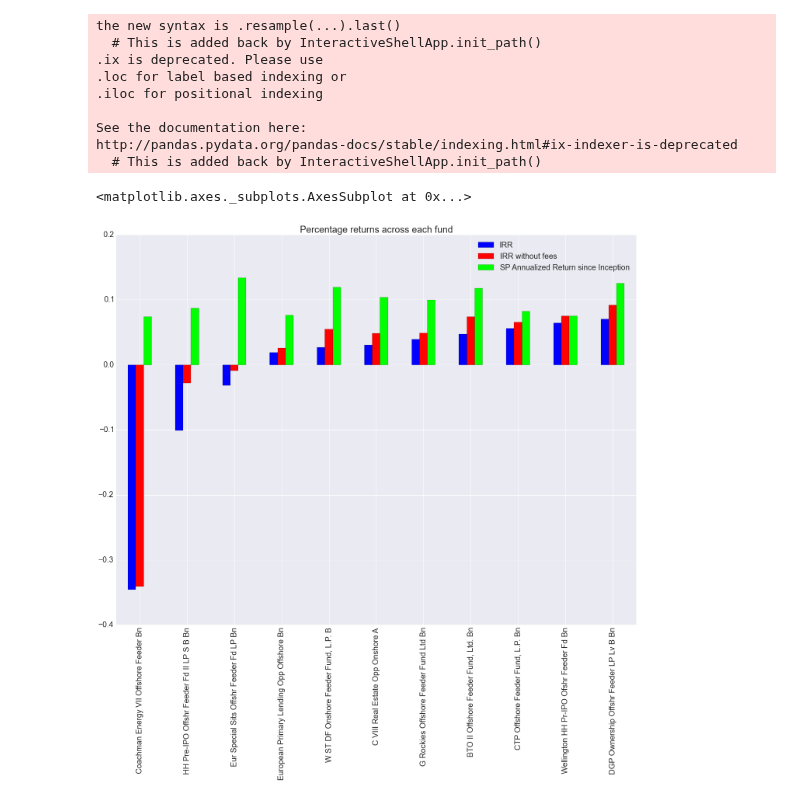
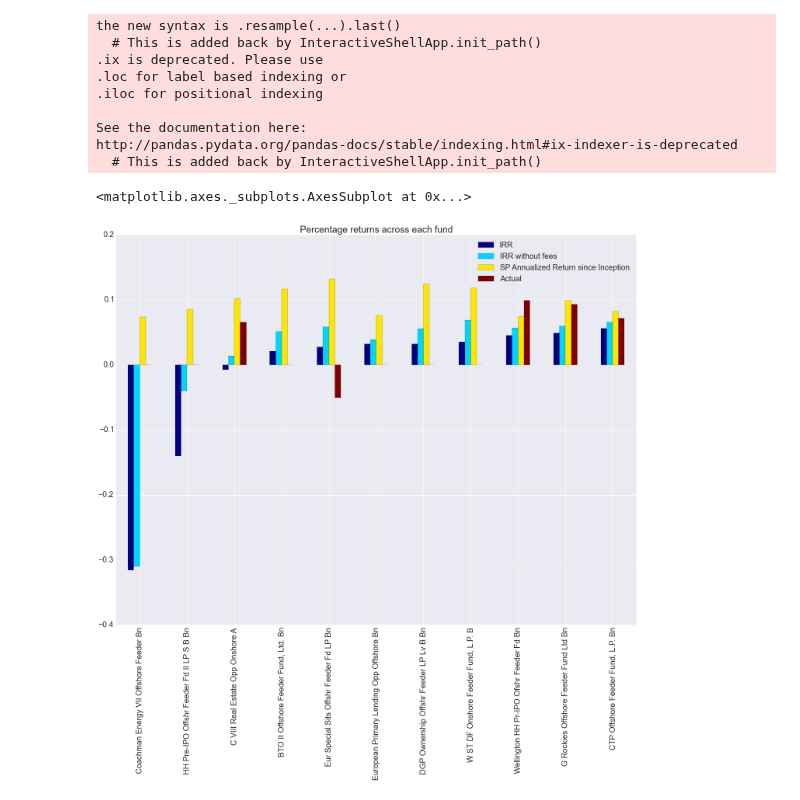
Before and after one commit to mrefermat/FinancePhD, a Jupyter notebook: FinancialExperiments/IRR_calculations.ipynb, the cells around one changed output. Saved outputs shown, nothing was run; the diff lists cells and outputs as text; code cells hidden in the pictures.

```diff
--- a/FinancialExperiments/IRR_calculations.ipynb
+++ b/FinancialExperiments/IRR_calculations.ipynb
@@ -9,12 +9,12 @@ sns.set(font_scale=2)
 pylab.rcParams['figure.figsize'] = (24, 18)
 # %%
 def xirr(transactions):
-    years = [(ta[0] - transactions[0][0]).days / 365.0 for ta in transactions]
+    years = [(ta[0] - transactions[-1][0]).days / 365.25 for ta in transactions]
     residual = 1
     step = 0.05
     guess = 0.08
     epsilon = 0.0001
-    limit = 10000
+    limit = 100000
     while abs(residual) > epsilon and limit > 0:
         limit -= 1
         residual = 0.0
@@ -179,7 +187,7 @@ funds={}
 funds_wo_fee={}
 sp_rtn=pd.Series()
 year=pd.Series()
-for r in x.iterrows():
+for r in data.iterrows():
     if r[0] not in funds.keys():
         funds[r[0]]=[]
         funds_wo_fee[r[0]]=[]
@@ -191,6 +199,7 @@ for r in x.iterrows():
         if r[1]['Type']!='Fees paid - Asset account':
             funds_wo_fee[r[0]].append([r[1]['Transaction Date'].date(),float(r[1]['Reporting Amount'])])
     except:
+        print r
         continue
 # %% [output]
 the new syntax is .resample(...).last()
@@ -218,8 +227,22 @@ results_march['IRR without fees']=rtn_wo/100.
 results_march['Vintage']=year
 results_march['SP Annualized Return since Inception']=(sp_rtn).round(4)
 results_march=results_march.sort_values('IRR')
+# %%
+actual=pd.Series({'W ST DF Onshore Feeder Fund, L.P. B':0,
+ 'C VIII Real Estate Opp Onshore A':0.0654,
+ 'Coachman Energy VII Offshore Feeder Bn':0,
+ 'CTP Offshore Feeder Fund, L.P. Bn':0.0714,
+ 'Wellington HH Pr-IPO Ofshr Feeder Fd Bn':0.0989,
+ 'DGP Ownership Offshr Feeder LP Lv B Bn':0,
+ 'European Primary Lending Opp Offshore Bn':0,
+ 'Eur Special Sits Offshr Feeder Fd LP Bn':-0.0501,
+ 'HH Pre-IPO Offshr Feeder Fd II LP S B Bn':0,
+ 'G Rockies Offshore Feeder Fund Ltd Bn':0.0933,
+ 'BTO II Offshore Feeder Fund, Ltd. Bn':0})
+# %%
+results_march['Actual']=actual
 # %%
-results_march[['IRR','IRR without fees','SP Annualized Return since Inception']].plot(kind='bar',colormap='brg', title='Percentage returns across each fund')
+results_march[['IRR','IRR without fees','SP Annualized Return since Inception','Actual']].plot(kind='bar',colormap='jet', title='Percentage returns across each fund')
 # %% [output]
 <matplotlib.axes._subplots.AxesSubplot at 0x...>
-[figure, old version]
+[figure, new version]
```
Also changed, not shown: parts of 5 cells of this notebook, 4 other files.
